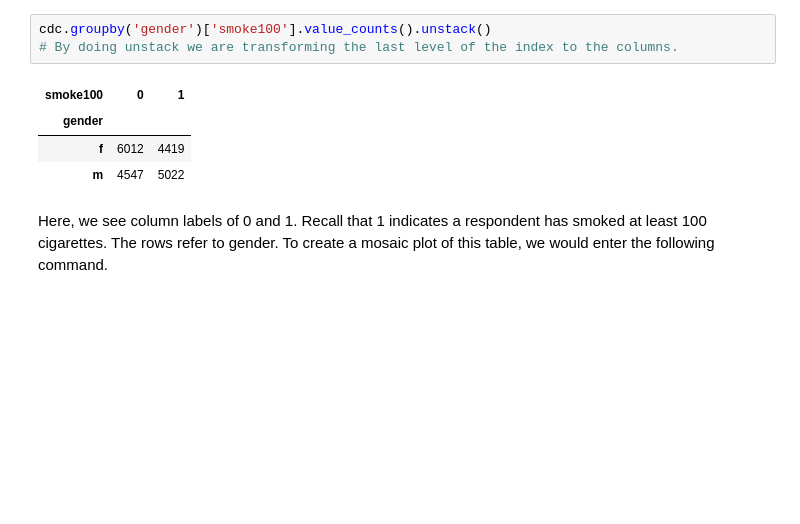
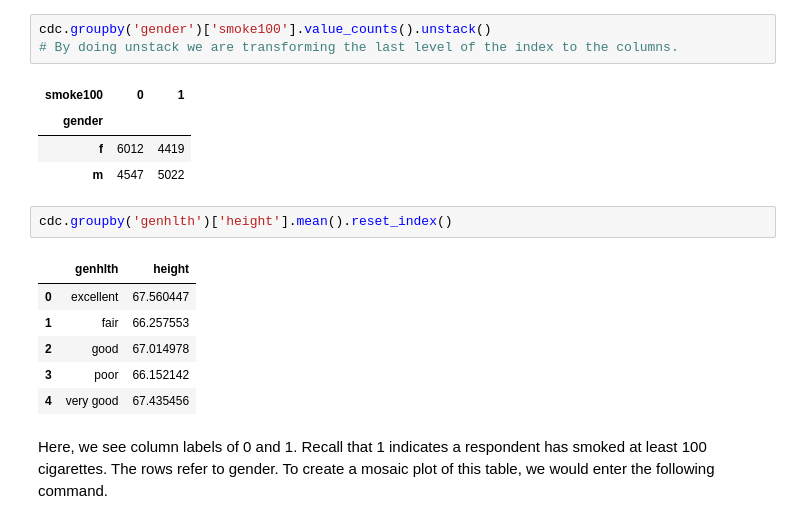
Before and after one commit to muvandii1/OpenIntroStats-Python, a Jupyter notebook: labs/01_intro_to_data/01_intro_to_data.ipynb, the cells around one changed output. Cells and saved outputs as stored; diff of their text form; blank space fills up the shorter version.

```diff
--- a/labs/01_intro_to_data/01_intro_to_data.ipynb
+++ b/labs/01_intro_to_data/01_intro_to_data.ipynb
@@ -194,6 +216,15 @@ cdc.groupby('gender')['smoke100'].value_counts().unstack()
 | gender |  |  |
 | f | 6012 | 4419 |
 | m | 4547 | 5022 |
+# %%
+cdc.groupby('genhlth')['height'].mean().reset_index()
+# %% [output]
+|  | genhlth | height |
+| 0 | excellent | 67.560447 |
+| 1 | fair | 66.257553 |
+| 2 | good | 67.014978 |
+| 3 | poor | 66.152142 |
+| 4 | very good | 67.435456 |
 # %% [markdown]
 Here, we see column labels of 0 and 1. Recall that 1 indicates a respondent has smoked at least 100 cigarettes. The rows refer to gender. To create a mosaic plot of this table, we would enter the following command.
 # %%
```
Also changed, not shown: parts of 25 cells of this notebook.
